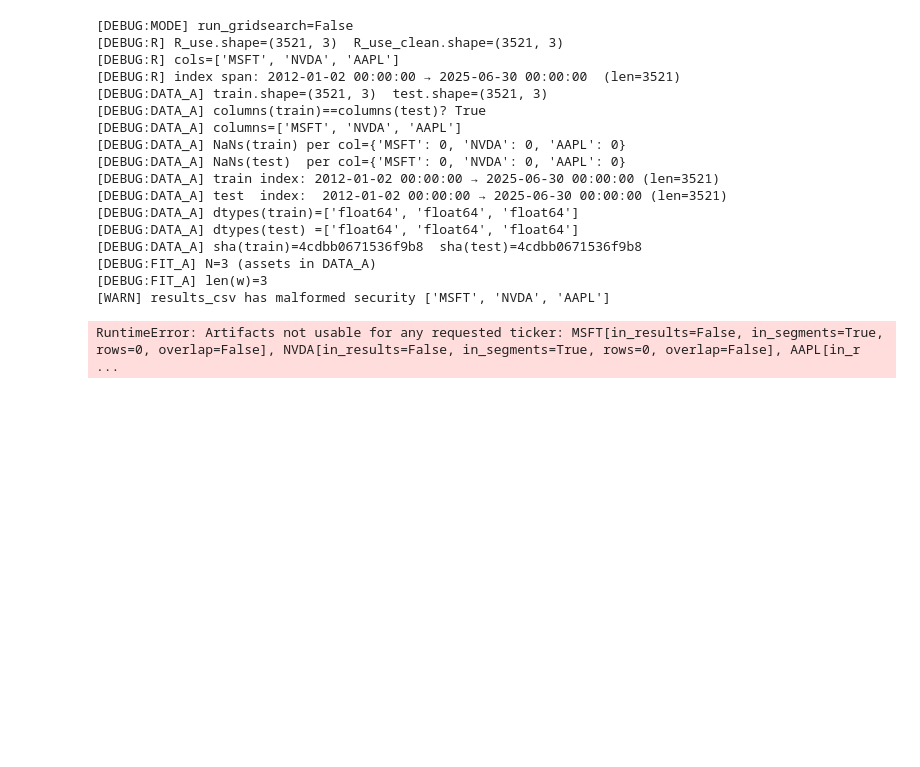
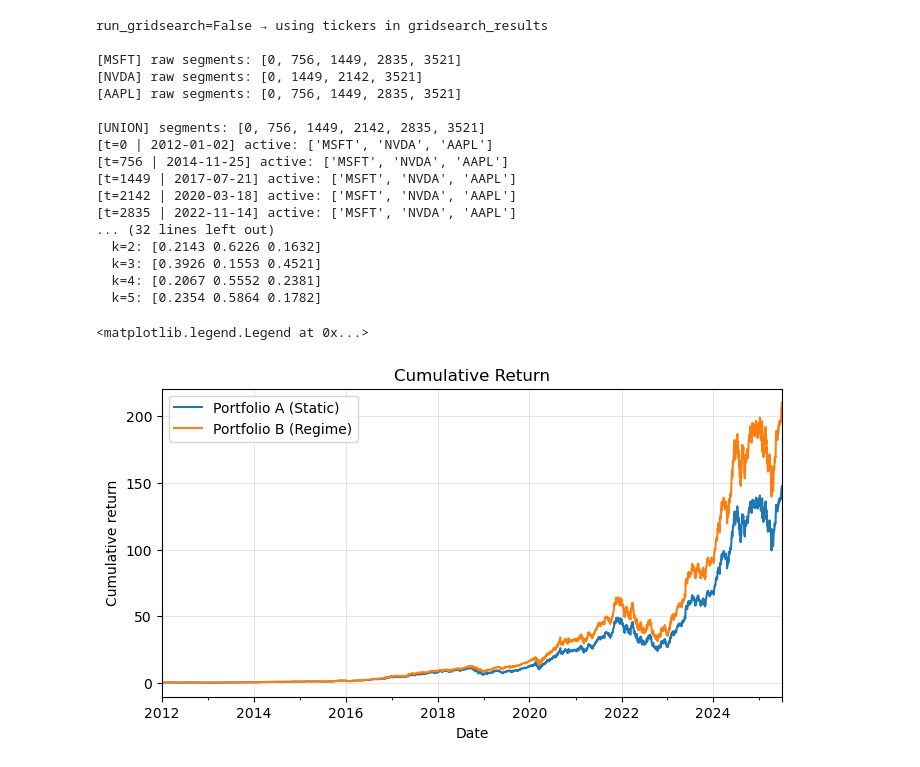
Before and after one commit to chrismader1/SLDS, a Jupyter notebook: DRO_actual.ipynb, the cells around one changed output. Cells and saved outputs as stored; diff of their text form; code cells hidden in the pictures; blank space fills up the shorter version.

```diff
--- a/DRO_actual.ipynb
+++ b/DRO_actual.ipynb
@@ -69,7 +69,7 @@ RSLDS_CONFIG = {
     "run_restricted": False,
 
     # Output
-    "verbose": True,
+    "verbose": False,
     "display": False,
 
     # IO: Colab/Google Drive
@@ -126,21 +126,20 @@ if __name__ == "__main__":
     securities = ['MSFT', 'NVDA', 'AAPL']
     out = dro_pipeline(securities, RSLDS_CONFIG, DRO_CONFIG, DELTA_DEFAULTS)
 # %% [output]
-[DEBUG:MODE] run_gridsearch=False
-[DEBUG:R] R_use.shape=(3521, 3)  R_use_clean.shape=(3521, 3)
-[DEBUG:R] cols=['MSFT', 'NVDA', 'AAPL']
-[DEBUG:R] index span: 2012-01-02 00:00:00 → 2025-06-30 00:00:00  (len=3521)
-[DEBUG:DATA_A] train.shape=(3521, 3)  test.shape=(3521, 3)
-[DEBUG:DATA_A] columns(train)==columns(test)? True
-[DEBUG:DATA_A] columns=['MSFT', 'NVDA', 'AAPL']
-[DEBUG:DATA_A] NaNs(train) per col={'MSFT': 0, 'NVDA': 0, 'AAPL': 0}
-[DEBUG:DATA_A] NaNs(test)  per col={'MSFT': 0, 'NVDA': 0, 'AAPL': 0}
-[DEBUG:DATA_A] train index: 2012-01-02 00:00:00 → 2025-06-30 00:00:00 (len=3521)
-[DEBUG:DATA_A] test  index:  2012-01-02 00:00:00 → 2025-06-30 00:00:00 (len=3521)
-[DEBUG:DATA_A] dtypes(train)=['float64', 'float64', 'float64']
-[DEBUG:DATA_A] dtypes(test) =['float64', 'float64', 'float64']
-[DEBUG:DATA_A] sha(train)=4cdbb0671536f9b8  sha(test)=4cdbb0671536f9b8
-[DEBUG:FIT_A] N=3 (assets in DATA_A)
-[DEBUG:FIT_A] len(w)=3
-[WARN] results_csv has malformed security ['MSFT', 'NVDA', 'AAPL']
+run_gridsearch=False → using tickers in gridsearch_results
+
+[MSFT] raw segments: [0, 756, 1449, 2835, 3521]
+[NVDA] raw segments: [0, 1449, 2142, 3521]
+[AAPL] raw segments: [0, 756, 1449, 2835, 3521]
+
+[UNION] segments: [0, 756, 1449, 2142, 2835, 3521]
+[t=0 | 2012-01-02] active: ['MSFT', 'NVDA', 'AAPL']
+[t=756 | 2014-11-25] active: ['MSFT', 'NVDA', 'AAPL']
+[t=1449 | 2017-07-21] active: ['MSFT', 'NVDA', 'AAPL']
+[t=2142 | 2020-03-18] active: ['MSFT', 'NVDA', 'AAPL']
+[t=2835 | 2022-11-14] active: ['MSFT', 'NVDA', 'AAPL']
+... (32 lines left out)
+  k=2: [0.2143 0.6226 0.1632]
+  k=3: [0.3926 0.1553 0.4521]
+  k=4: [0.2067 0.5552 0.2381]
+  k=5: [0.2354 0.5864 0.1782]
-RuntimeError: Artifacts not usable for any requested ticker: MSFT[in_results=False, in_segments=True, rows=0, overlap=False], NVDA[in_results=False, in_segments=True, rows=0, overlap=False], AAPL[in_r ...
@@ -169,0 +146,29 @@ df.to_csv('test.csv')
+# %%
+# Plot Portfolio A vs Portfolio B
+
+import pandas as pd
+import matplotlib.pyplot as plt
+
+# pull series safely
+sA = pd.Series(out["series"].get("PartA_daily", pd.Series(dtype=float))).sort_index()
+sB = pd.Series(out["series"].get("PartB_daily", pd.Series(dtype=float))).sort_index()
+
+if sA.empty or sB.empty:
+    raise ValueError("Missing series in `out['series']`. Expected 'PartA_daily' and 'PartB_daily'.")
+
+# cumulative returns
+cumA = (1 + sA).cumprod() - 1
+cumB = (1 + sB).cumprod() - 1
+
+# --- cumulative on one chart ---
+fig, ax = plt.subplots(figsize=(8, 4))
+cumA.plot(ax=ax, label="Portfolio A (Static)")
+cumB.plot(ax=ax, label="Portfolio B (Regime)")
+ax.set_title("Cumulative Return")
+ax.set_xlabel("Date")
+ax.set_ylabel("Cumulative return")
+ax.grid(True, alpha=0.3)
+ax.legend()
+# %% [output]
+<matplotlib.legend.Legend at 0x...>
+[figure, added]
```
Also changed, not shown: parts of 3 cells of this notebook, 2 other files.
